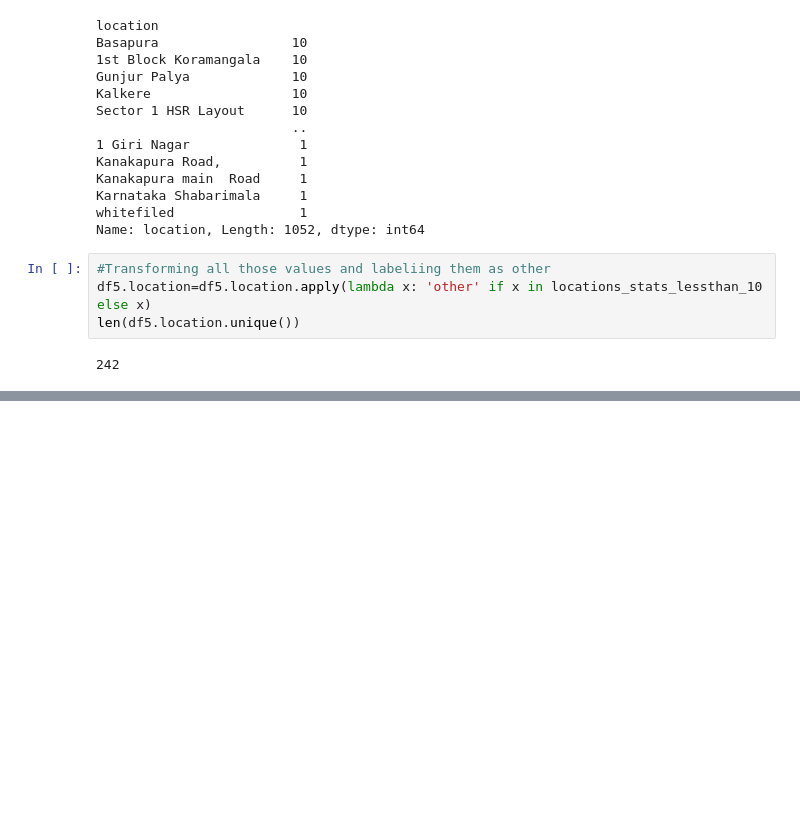
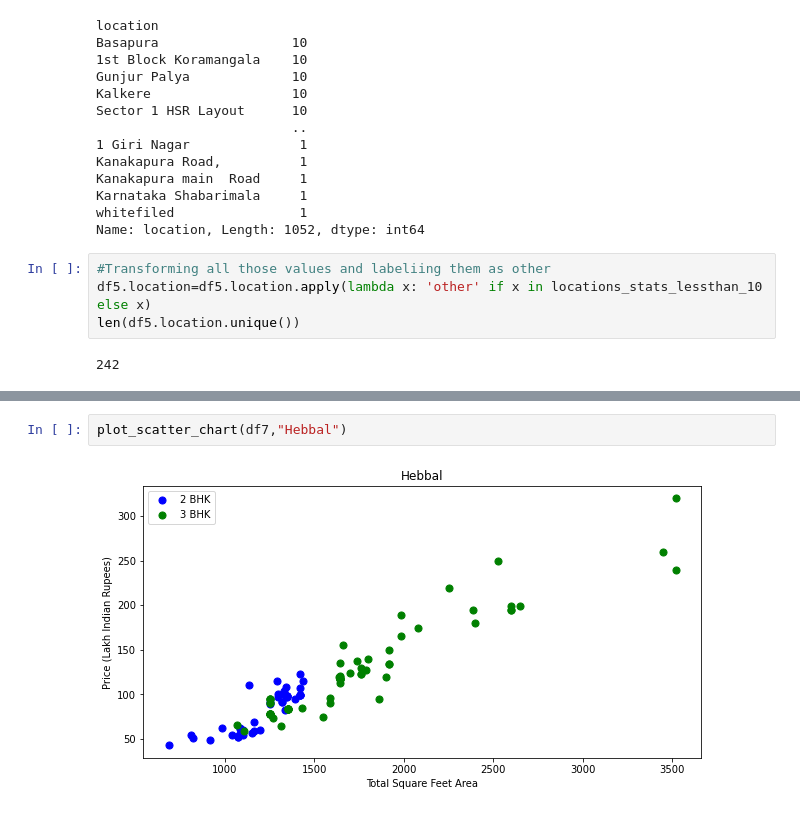
Before and after one commit to NLP-practitioners/ML-projects, a Jupyter notebook: prediction-model.ipynb, the cells around one changed output, grey strips where cells are left out. Saved outputs shown, nothing was run; the diff lists cells and outputs as text; blank space fills up the shorter version.

```diff
--- a/prediction-model.ipynb
+++ b/prediction-model.ipynb
@@ -216,0 +294,4 @@ len(df5.location.unique())
+# %%
+plot_scatter_chart(df7,"Hebbal")
+# %% [output]
+[figure, added]
```
Also changed, not shown: parts of 11 cells of this notebook.
